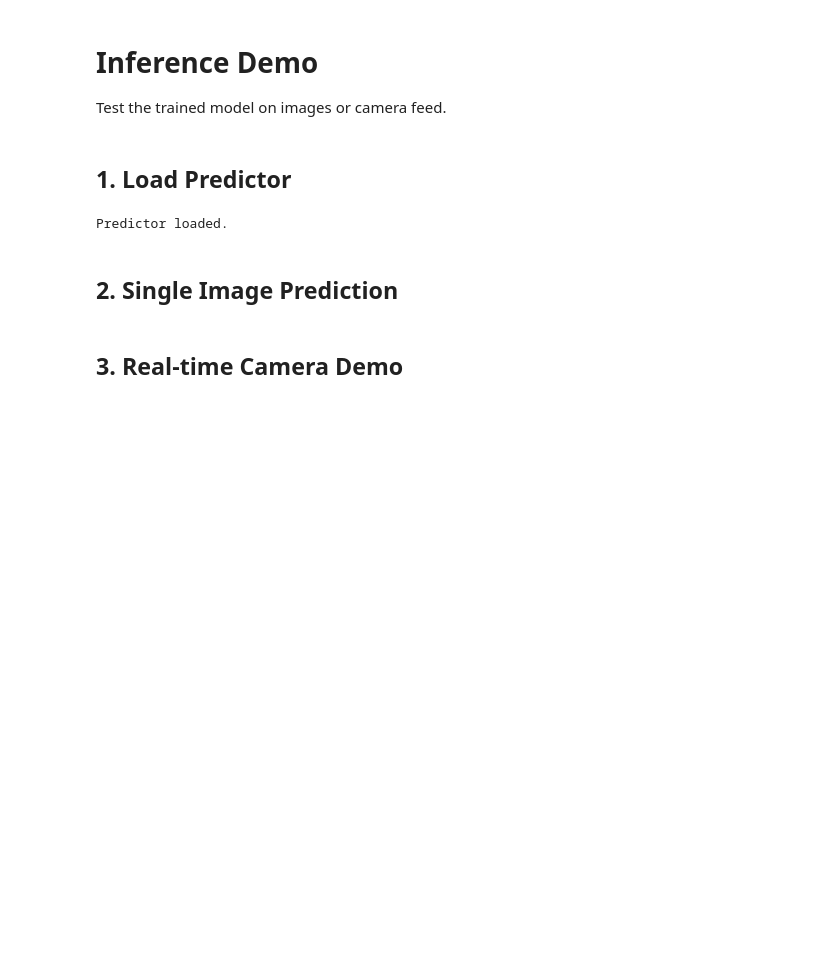
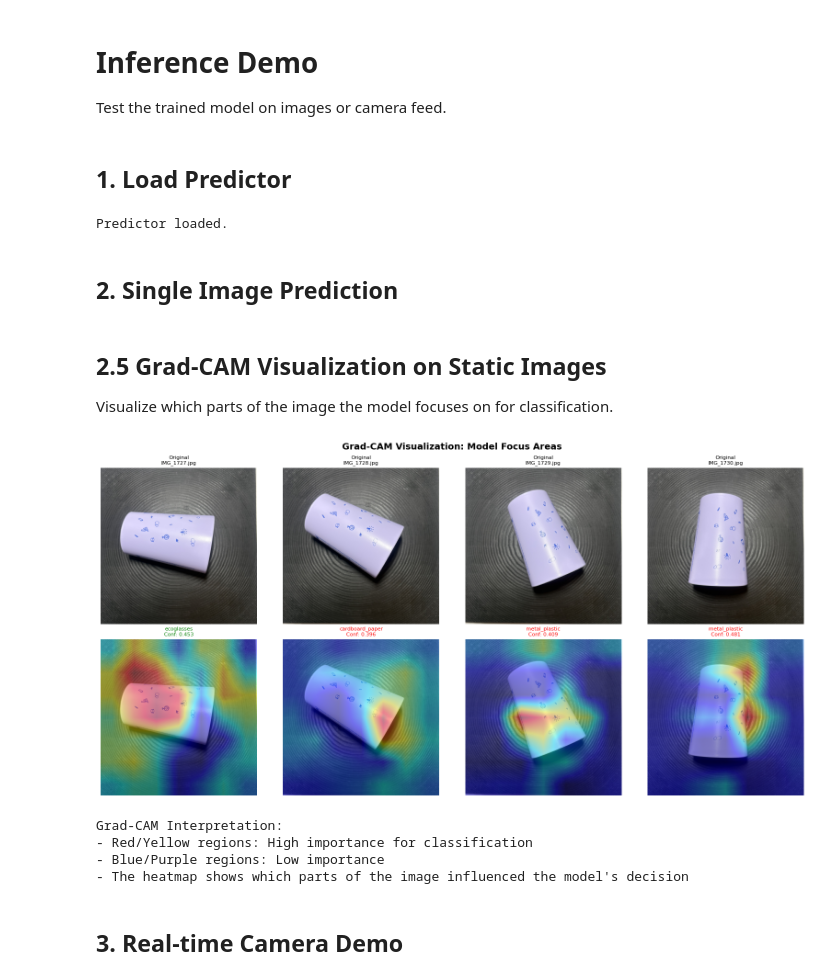
Before and after one commit to naomicouriel/TP-final-vision, a Jupyter notebook: notebooks/03_inference_demo.ipynb, the cells around one changed output. Drawn from its saved outputs; the diff is of its cells as text; code cells hidden in the pictures; blank space fills up the shorter version.

Commit message:
Add grad cam

```diff
--- a/notebooks/03_inference_demo.ipynb
+++ b/notebooks/03_inference_demo.ipynb
@@ -42,6 +42,61 @@ Predictor loaded.
 # img_path = '../data/processed/test/some_image.jpg'
 # result = predictor.predict(img_path)
 # print(result)
+# %% [markdown]
+## 2.5 Grad-CAM Visualization on Static Images
+
+Visualize which parts of the image the model focuses on for classification.
+# %%
+from src.inference.gradcam import GradCAMPredictor
+import matplotlib.pyplot as plt
+from pathlib import Path
+import cv2
+
+# Initialize Grad-CAM predictor
+gradcam_predictor = GradCAMPredictor(predictor)
+
+# Test on ecoglasses images
+ecoglasses_dir = Path('../data/custom/ecoglasses_bandeja_jpg')
+test_images = sorted(list(ecoglasses_dir.glob('*.jpg')))[:4]
+
+fig, axes = plt.subplots(2, 4, figsize=(16, 8))
+
+for idx, img_path in enumerate(test_images):
+    # Load image
+    image = cv2.imread(str(img_path))
+    image_rgb = cv2.cvtColor(image, cv2.COLOR_BGR2RGB)
+
+    # Get prediction with Grad-CAM
+    result, gradcam_overlay = gradcam_predictor.predict_with_cam(image_rgb)
+
+    # Display original
+    axes[0, idx].imshow(image_rgb)
+    axes[0, idx].set_title(f"Original\n{img_path.name}", fontsize=8)
+    axes[0, idx].axis('off')
+
+    # Display Grad-CAM overlay
+    axes[1, idx].imshow(gradcam_overlay)
+    axes[1, idx].set_title(
+        f"{result['class_name']}\nConf: {result['confidence']:.3f}",
+        fontsize=8,
+        color='green' if result['class_name'] == 'ecoglasses' else 'red'
+    )
+    axes[1, idx].axis('off')
+
+plt.suptitle('Grad-CAM Visualization: Model Focus Areas', fontsize=14, fontweight='bold')
+plt.tight_layout()
+plt.show()
+
+print("\nGrad-CAM Interpretation:")
+print("- Red/Yellow regions: High importance for classification")
+print("- Blue/Purple regions: Low importance")
+print("- The heatmap shows which parts of the image influenced the model's decision")
+# %% [output]
+[figure, added]
+Grad-CAM Interpretation:
+- Red/Yellow regions: High importance for classification
+- Blue/Purple regions: Low importance
+- The heatmap shows which parts of the image influenced the model's decision
 # %% [markdown]
 ## 3. Real-time Camera Demo
 # %%
```
Also changed, not shown: parts of 2 cells of this notebook, 2 other files.
